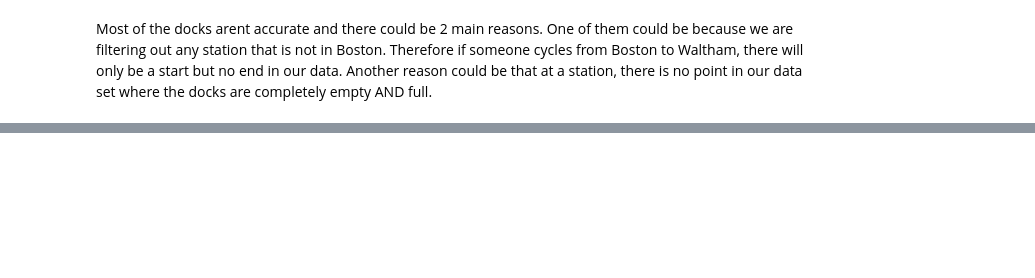
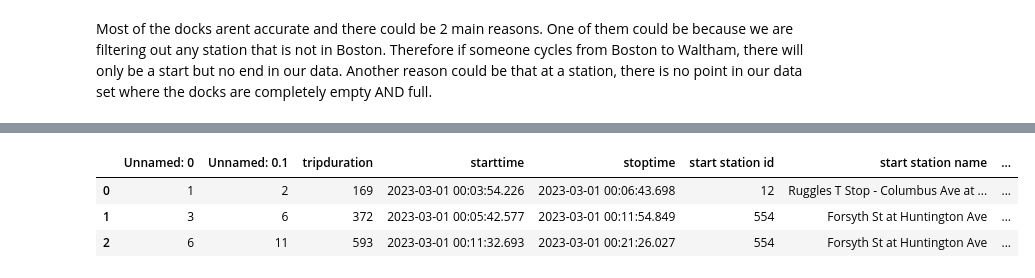
Before and after one commit to fzyang1227/bluebikes, a Jupyter notebook: DS4300_Project_Updated.ipynb, the cells around one changed output, grey strips where cells are left out. Saved outputs shown, nothing was run; the diff lists cells and outputs as text; code cells hidden in the pictures; blank space fills up the shorter version.

```diff
--- a/DS4300_Project_Updated.ipynb
+++ b/DS4300_Project_Updated.ipynb
@@ -423,0 +491,7 @@ Most of the docks arent accurate and there could be 2 main reasons. One of them
+# %%
+df_bluebikes.head(3)
+# %% [output]
+|  | Unnamed: 0 | Unnamed: 0.1 | tripduration | starttime | stoptime | start station id | start station name | ... |
+| 0 | 1 | 2 | 169 | 2023-03-01 00:03:54.226 | 2023-03-01 00:06:43.698 | 12 | Ruggles T Stop - Columbus Ave at ... | ... |
+| 1 | 3 | 6 | 372 | 2023-03-01 00:05:42.577 | 2023-03-01 00:11:54.849 | 554 | Forsyth St at Huntington Ave | ... |
+| 2 | 6 | 11 | 593 | 2023-03-01 00:11:32.693 | 2023-03-01 00:21:26.027 | 554 | Forsyth St at Huntington Ave | ... |
```
Also changed, not shown: parts of 30 cells of this notebook.
